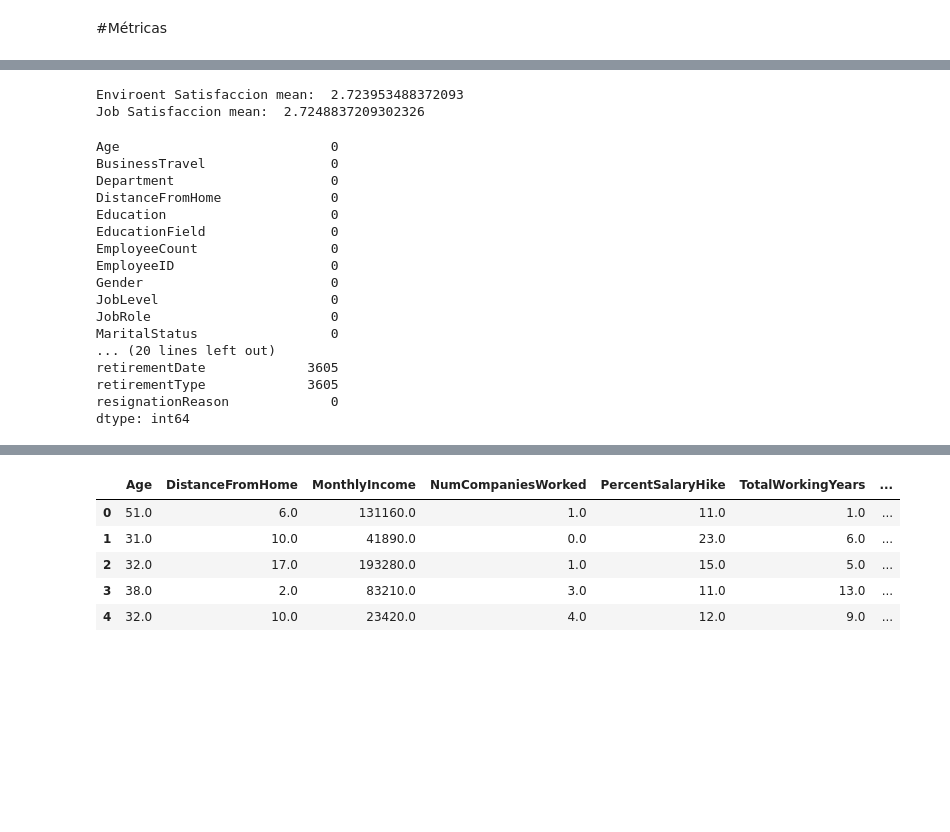
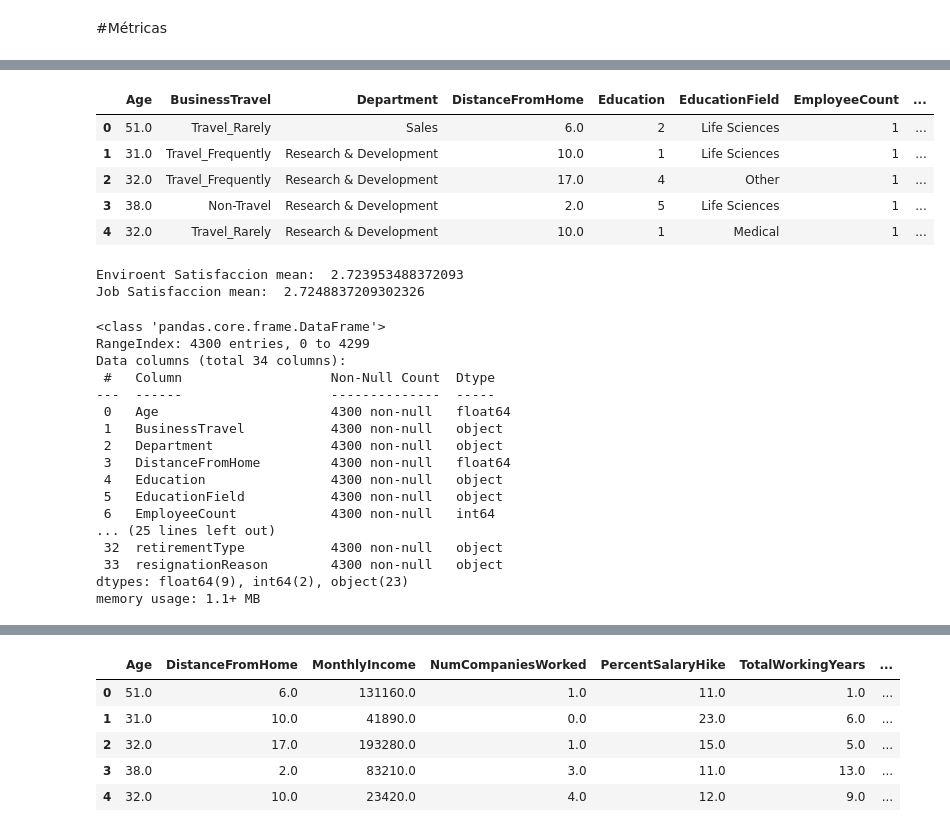
Before and after one commit to veronica1908/RH_Entrega1, a Jupyter notebook: 3_modelo_py.ipynb, the cells around one changed output, grey strips where cells are left out. Saved outputs shown, nothing was run; the diff lists cells and outputs as text; code cells hidden in the pictures; blank space fills up the shorter version.

Commit message:
Corregir base y modelo

```diff
--- a/3_modelo_py.ipynb
+++ b/3_modelo_py.ipynb
@@ -108,3 +194,13 @@ None
+# %%
+# Ahora si, ya esta lista nuestra tabla organizada y procesada, procedemos a empezar con el analisis de los modelos.
+df_completo.head()
+# %% [output]
+|  | Age | BusinessTravel | Department | DistanceFromHome | Education | EducationField | EmployeeCount | ... |
+| 0 | 51.0 | Travel_Rarely | Sales | 6.0 | 2 | Life Sciences | 1 | ... |
+| 1 | 31.0 | Travel_Frequently | Research & Development | 10.0 | 1 | Life Sciences | 1 | ... |
+| 2 | 32.0 | Travel_Frequently | Research & Development | 17.0 | 4 | Other | 1 | ... |
+| 3 | 38.0 | Non-Travel | Research & Development | 2.0 | 5 | Life Sciences | 1 | ... |
+| 4 | 32.0 | Travel_Rarely | Research & Development | 10.0 | 1 | Medical | 1 | ... |
 # %%
 #metricas iniciales
 print("Enviroent Satisfaccion mean: ",df_completo.EnvironmentSatisfaction.mean())
@@ -112,25 +208,5 @@ print("Job Satisfaccion mean: ",df_completo.JobSatisfaction.mean())
 # %% [output]
 Enviroent Satisfaccion mean:  2.723953488372093
 Job Satisfaccion mean:  2.7248837209302326
-# %%
-df_completo.isnull().sum()
-# %% [output]
-Age                           0
-BusinessTravel                0
-Department                    0
-DistanceFromHome              0
-Education                     0
-EducationField                0
-EmployeeCount                 0
-EmployeeID                    0
-Gender                        0
-JobLevel                      0
-JobRole                       0
-MaritalStatus                 0
-... (20 lines left out)
-retirementDate             3605
-retirementType             3605
-resignationReason             0
-dtype: int64
 # %%
 #Exportar base de datos completa
@@ -138,3 +214,26 @@ df_completo.to_csv("df_completa.csv")
+# %%
+#se corrigen datos int64 que pasan a categoricas y se elimina Employee ID.
+df_completo=df_completo.astype({"JobInvolvement":object,"PerformanceRating":object,"EnvironmentSatisfaction":object,"JobSatisfaction":object,"WorkLifeBalance":object,"TrainingTimesLastYear":object,"StockOptionLevel":object,"JobLevel":object,"Education":object })
+X=df_completo.drop(["EmployeeID"],axis=1)
+X.info()
+# %% [output]
+<class 'pandas.core.frame.DataFrame'>
+RangeIndex: 4300 entries, 0 to 4299
+Data columns (total 34 columns):
+ #   Column                   Non-Null Count  Dtype
+---  ------                   --------------  -----
+ 0   Age                      4300 non-null   float64
+ 1   BusinessTravel           4300 non-null   object
+ 2   Department               4300 non-null   object
+ 3   DistanceFromHome         4300 non-null   float64
+ 4   Education                4300 non-null   object
+ 5   EducationField           4300 non-null   object
+ 6   EmployeeCount            4300 non-null   int64
+... (25 lines left out)
+ 32  retirementType           4300 non-null   object
+ 33  resignationReason        4300 non-null   object
+dtypes: float64(9), int64(2), object(23)
+memory usage: 1.1+ MB
 # %%
 #Separar variable objetivo Attrition y sacarla de la base principal
 y = pd.DataFrame(X['Attrition']) # Variable Objetivo
```
Also changed, not shown: parts of 11 cells of this notebook, 1 other file.
